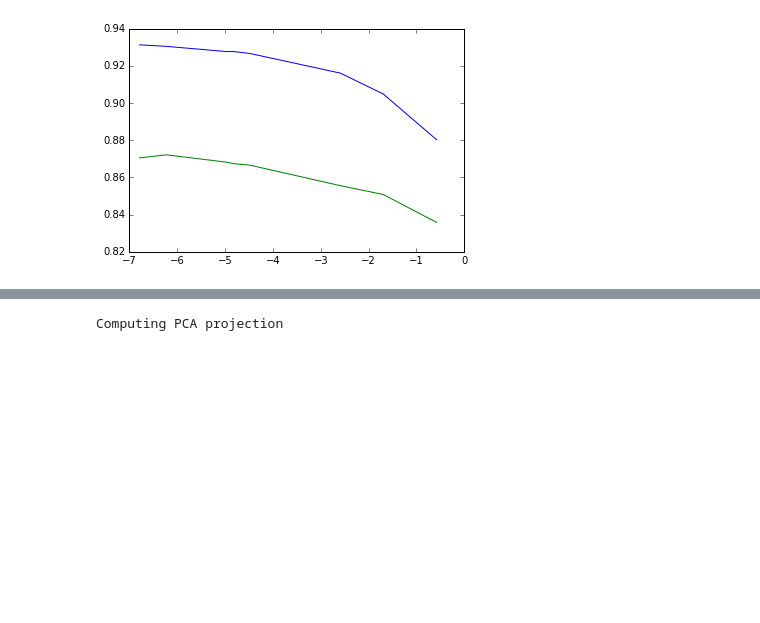
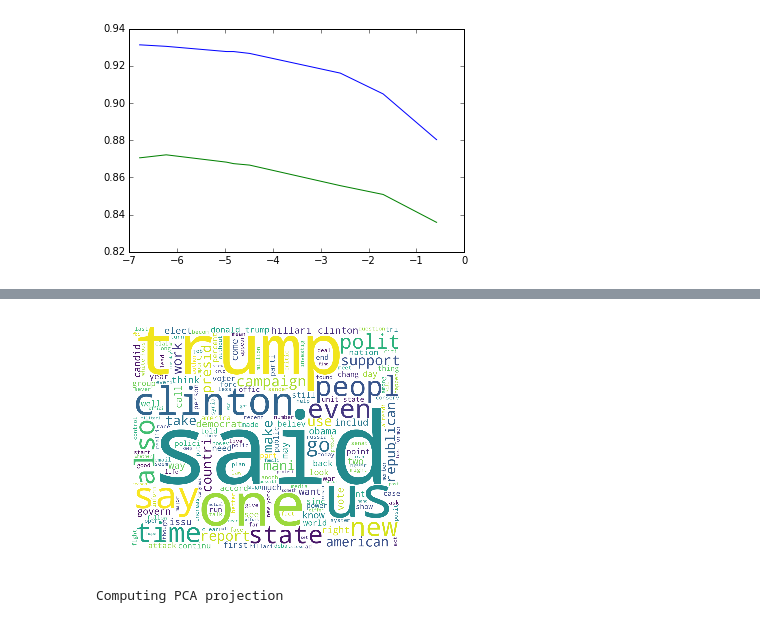
Before and after one commit to s6juncheng/AI_hackthon, a Jupyter notebook: notbooks/Data_processing-V.ipynb, the cells around one changed output, grey strips where cells are left out. Saved outputs shown, nothing was run; the diff lists cells and outputs as text; code cells hidden in the pictures; blank space fills up the shorter version.

```diff
--- a/notbooks/Data_processing-V.ipynb
+++ b/notbooks/Data_processing-V.ipynb
@@ -281,0 +338,7 @@ ValueError: invalid number of arguments
+# %%
+def predict_text(model, text, trained_tokenizer, max_len=2000):
+    cleaned = clean_text(text)
+    index = word2indx(cleaned, trained_tokenizer, max_len)
+    prediction = model.predict(index).flatten()
+    prob_true = float(prediction[0] * 100)
+    return prob_true
@@ -282,3 +350,28 @@ ValueError: invalid number of arguments
+# %%
+import pandas as pd
+from src.prediction import clean_text, word2indx, predict_from_index
+from src.prediction import predict_news, get_text_title
+from keras.models import load_model
+import pickle
+model = load_model("./data/models/CNN_LSTM2")
+tokenizer = pickle.load(open("./data/tokenizer.pkl", 'rb'))
+# %%
+y_pred = validate_dt["text"].apply(lambda x: predict_text(model, " ".join(x), tokenizer))
+# %%
+texts = validate_dt["text"][y_pred>.8]
+wordcloud2 = WordCloud(
+                          stopwords=STOPWORDS,
+                          background_color='white',
+                          width=1200,
+                          height=1000
+                         ).generate(" ".join(texts))
+
+
+plt.imshow(wordcloud2)
+plt.axis('off')
+plt.show()
+# %% [output]
+[figure, added]
 # %%
 from time import time
 import numpy as np
```
Also changed, not shown: parts of 15 cells of this notebook, 5 other files.
